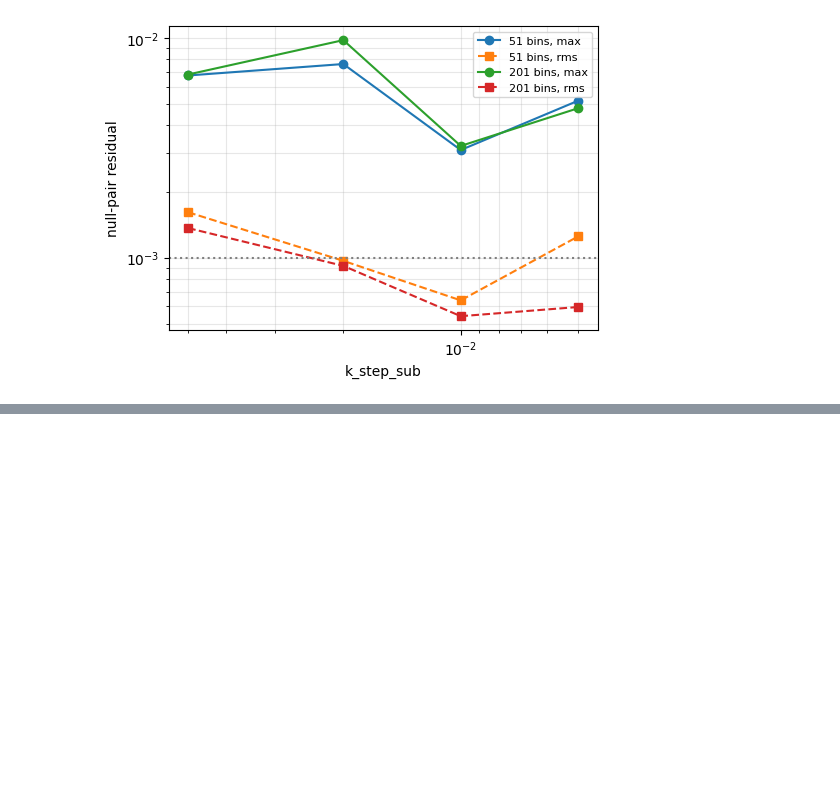
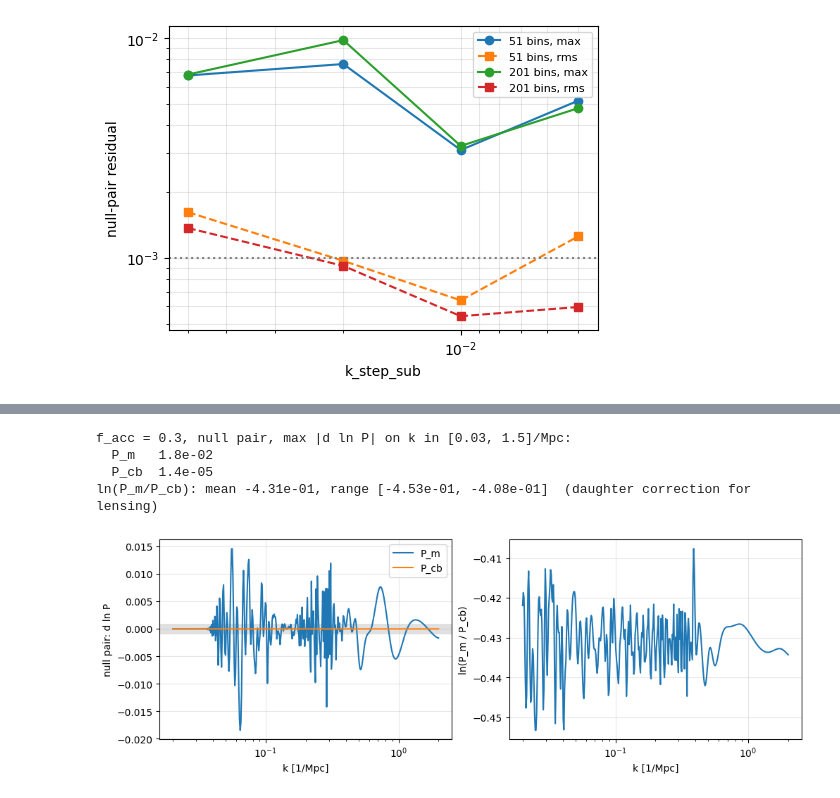
Before and after one commit to NightRunner7/class_public, a Jupyter notebook: notebooks_test/30_pk_noise_diagnostic.ipynb, the cells around one changed output, grey strips where cells are left out. Saved outputs shown, nothing was run; the diff lists cells and outputs as text; code cells hidden in the pictures; blank space fills up the shorter version.

```diff
--- a/notebooks_test/30_pk_noise_diagnostic.ipynb
+++ b/notebooks_test/30_pk_noise_diagnostic.ipynb
@@ -284,0 +357,46 @@ k_step_sub     max, 51 bins    max, 201 bins
+# %%
+def run_both(p):
+    """P_m and P_cb at z = 0 on KM."""
+    cosmo = Class()
+    cosmo.set(p)
+    try:
+        cosmo.compute()
+        p_m = np.array([cosmo.pk(k, 0.0) for k in KM])
+        p_cb = np.array([cosmo.pk_cb(k, 0.0) for k in KM])
+    finally:
+        cosmo.struct_cleanup()
+        cosmo.empty()
+    return p_m, p_cb
+
+
+F_CB = 0.3
+INNER_CB = (KM > 0.03) & (KM < 1.5)
+m1, cb1 = run_both(params(False, None, f_acc=F_CB))
+m2, cb2 = run_both(params(False, {'k_step_sub': 0.0505}, f_acc=F_CB))
+
+print('f_acc = {}, null pair, max |d ln P| on k in [0.03, 1.5]/Mpc:'.format(F_CB))
+for name, a, b in (('P_m', m1, m2), ('P_cb', cb1, cb2)):
+    print('  {:<5s} {:.1e}'.format(name, float(np.max(np.abs(np.log(a/b))[INNER_CB]))))
+
+ratio = np.log(m1/cb1)[INNER_CB]
+print('ln(P_m/P_cb): mean {:+.2e}, range [{:+.2e}, {:+.2e}]  (daughter correction for lensing)'.format(
+    float(np.mean(ratio)), float(ratio.min()), float(ratio.max())))
+
+fig, axes = plt.subplots(1, 2, figsize=(10, 3.4), constrained_layout=True)
+axes[0].semilogx(KM, np.log(m1/m2), label='P_m')
+axes[0].semilogx(KM, np.log(cb1/cb2), label='P_cb')
+axes[0].axhspan(-1e-3, 1e-3, color='0.88', lw=0)
+axes[0].set_ylabel('null pair: d ln P')
+axes[0].legend()
+axes[1].semilogx(KM, np.log(m1/cb1))
+axes[1].set_ylabel('ln(P_m / P_cb)')
+for ax in axes:
+    ax.set_xlabel('k [1/Mpc]')
+    ax.grid(alpha=0.3)
+plt.show()
+# %% [output]
+f_acc = 0.3, null pair, max |d ln P| on k in [0.03, 1.5]/Mpc:
+  P_m   1.8e-02
+  P_cb  1.4e-05
+ln(P_m/P_cb): mean -4.31e-01, range [-4.53e-01, -4.08e-01]  (daughter correction for lensing)
+[figure, added]
```
Also changed, not shown: parts of 3 cells of this notebook.
